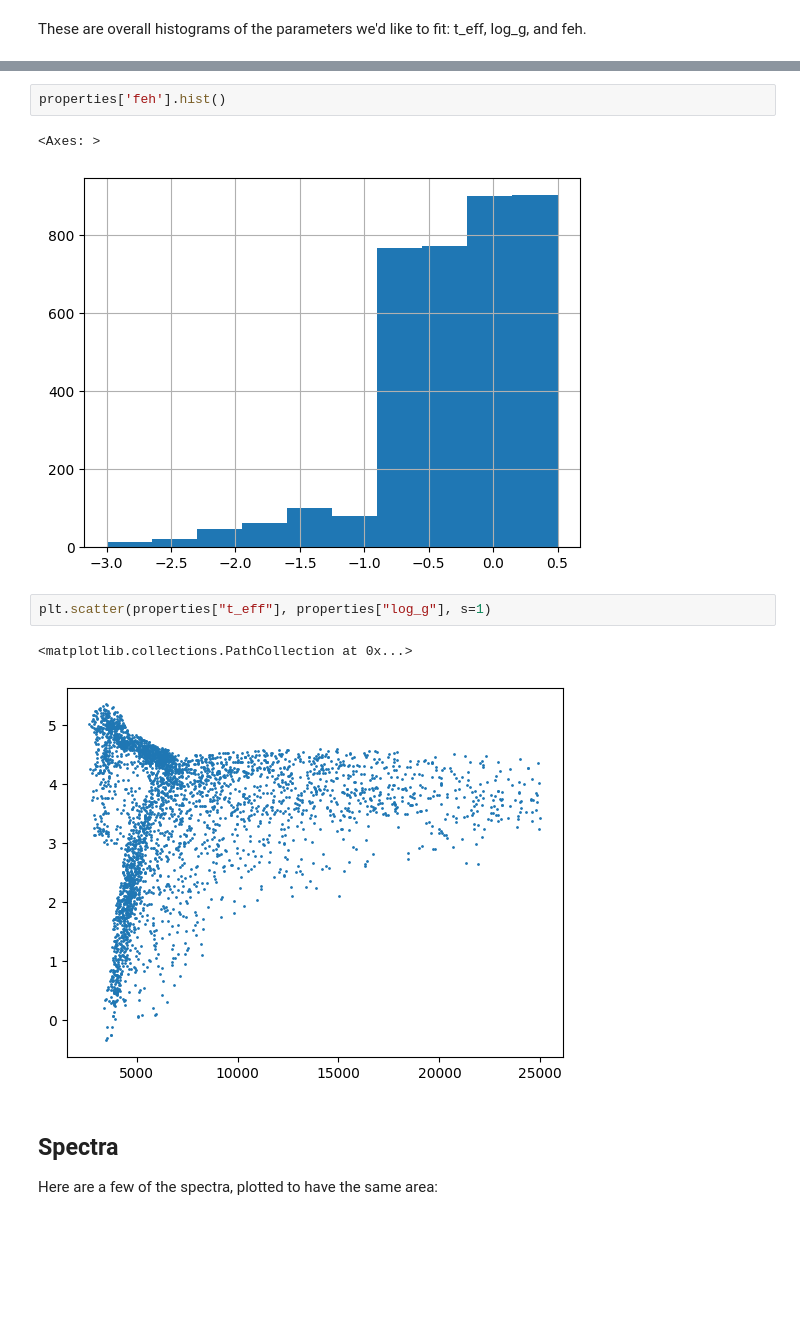
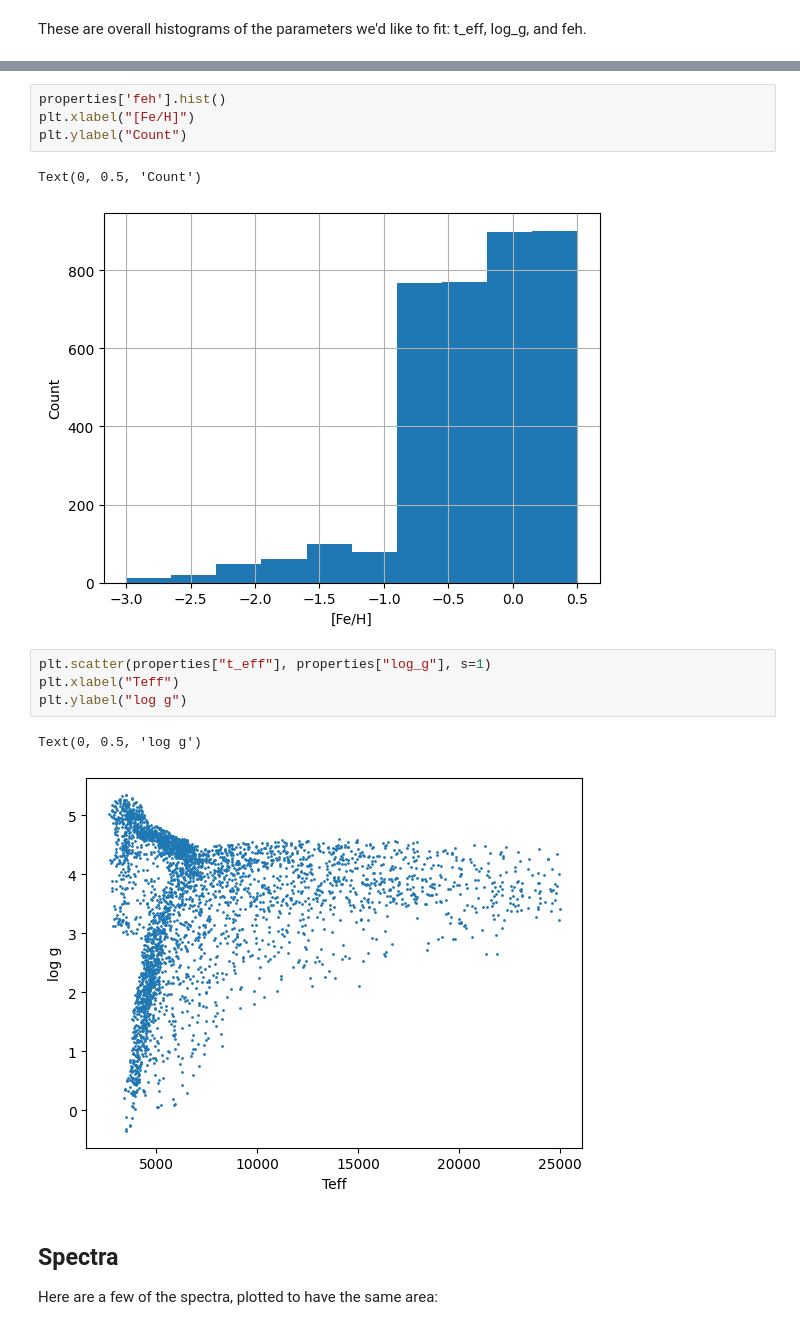
Before and after one commit to czs-school-23/bayesian-ml, a Jupyter notebook: stellar_spectra_example_emily.ipynb, the cells around one changed output, grey strips where cells are left out. Cells and saved outputs as stored; diff of their text form; blank space fills up the shorter version.

```diff
--- a/stellar_spectra_example_emily.ipynb
+++ b/stellar_spectra_example_emily.ipynb
@@ -80,13 +83,17 @@ properties['log_g'].hist()
 # %%
 properties['feh'].hist()
+plt.xlabel("[Fe/H]")
+plt.ylabel("Count")
 # %% [output]
-<Axes: >
+Text(0, 0.5, 'Count')
-[figure, old version]
+[figure, new version]
 # %%
 plt.scatter(properties["t_eff"], properties["log_g"], s=1)
+plt.xlabel("Teff")
+plt.ylabel("log g")
 # %% [output]
-<matplotlib.collections.PathCollection at 0x...>
+Text(0, 0.5, 'log g')
-[figure, old version]
+[figure, new version]
 # %% [markdown]
 ## Spectra
 Here are a few of the spectra, plotted to have the same area:
```
Also changed, not shown: parts of 44 cells of this notebook.
